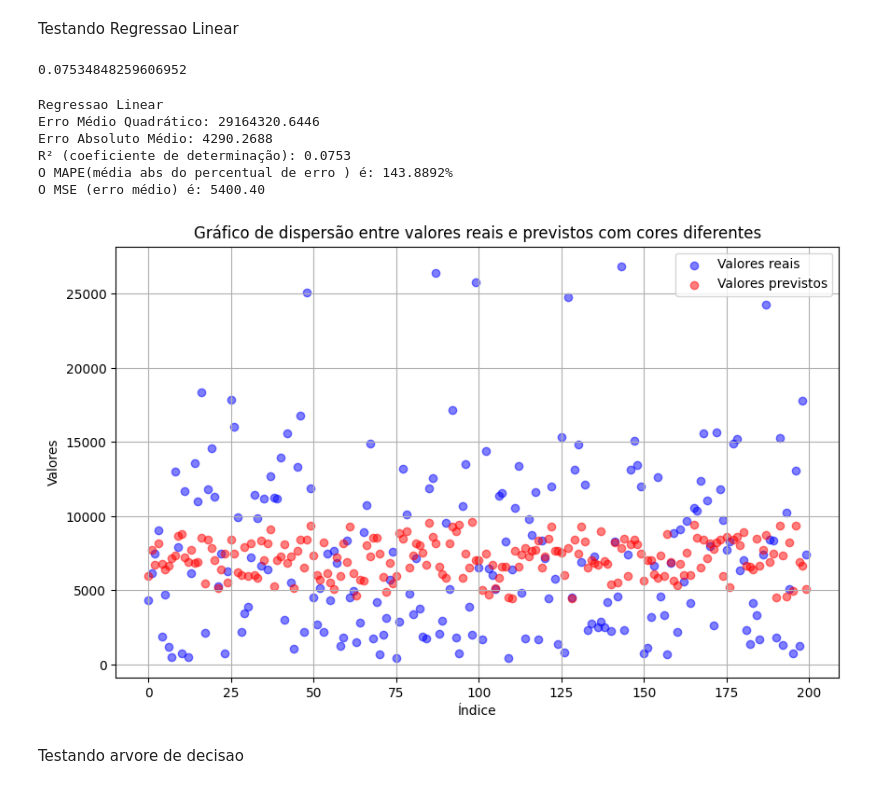
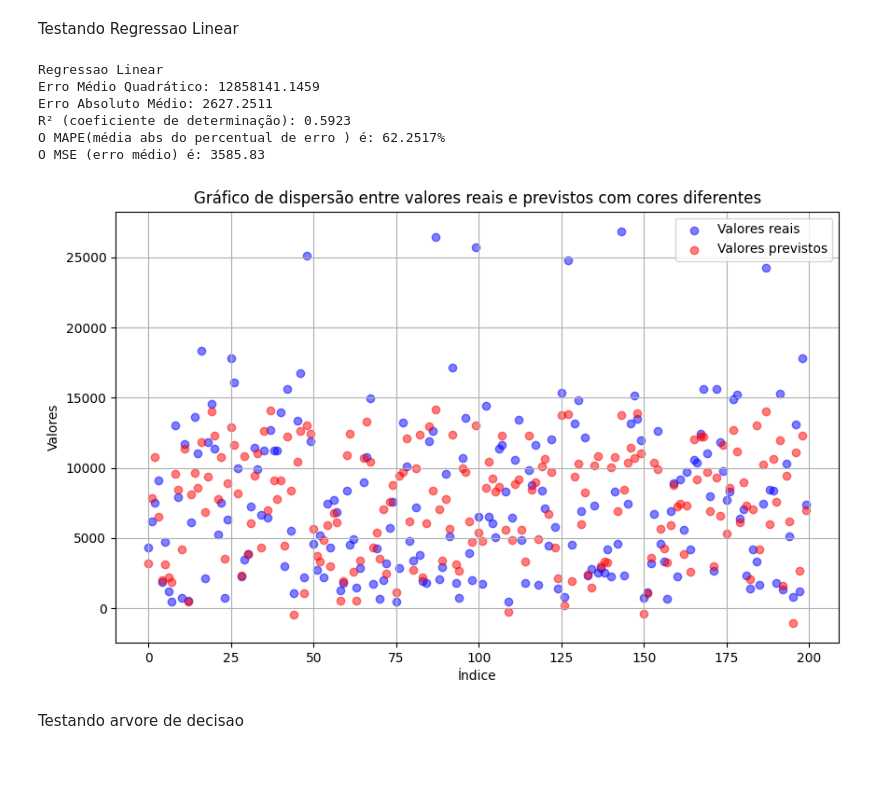
Before and after one commit to guilhermemachado26/fiap-postech, a Jupyter notebook: desafio.ipynb, the cells around one changed output. Saved outputs shown, nothing was run; the diff lists cells and outputs as text; code cells hidden in the pictures.

```diff
--- a/desafio.ipynb
+++ b/desafio.ipynb
@@ -63,5 +88,3 @@ plt.show()
 # %%
-rotulos = df['encargos']
-base    = df.drop('encargos', axis=1)
-
-rotulos
+y = df['encargos']
+x = df.drop('encargos', axis=1)
@@ -83,18 +93,18 @@ Limpando os dados
 # %%
 from sklearn.impute import SimpleImputer
 from sklearn.compose import ColumnTransformer
-from sklearn.preprocessing import OrdinalEncoder, StandardScaler, MinMaxScaler
+from sklearn.preprocessing import  MinMaxScaler
 from sklearn.model_selection import train_test_split
 
 
-X_train, X_test, y_train, y_test = train_test_split(base, rotulos, test_size=0.2, random_state=42)
+X_train, X_test, y_train, y_test = train_test_split(x, y, test_size=0.2, random_state=42)
 
 
 
-colunas= ['gênero', 'imc', 'filhos', 'fumante']
+colunas= ['idade','gênero', 'imc', 'filhos', 'fumante']
 
 scaler = MinMaxScaler()
-scaler.fit(base)
+scaler.fit(x)
 
 pipeline = ColumnTransformer([
     ('valores nulos', SimpleImputer(strategy="median"), colunas),
@@ -156,24 +166,19 @@ Testando Regressao Linear
 # %%
 from sklearn.linear_model import LinearRegression
 
 model = LinearRegression()
 model.fit(X_train, y_train)
-
-model.score(X_test, y_test)
+previsoes = model.predict(X_test)
+print("Regressao Linear")
+imprimaAnalise(y_test, previsoes)
 # %% [output]
-0.07534848259606952
+Regressao Linear
+Erro Médio Quadrático: 12858141.1459
+Erro Absoluto Médio: 2627.2511
+R² (coeficiente de determinação): 0.5923
+O MAPE(média abs do percentual de erro ) é: 62.2517%
+O MSE (erro médio) é: 3585.83
+[figure, added]
-# %%
-previsoes = model.predict(X_test)
-print("Regressao Linear")
-imprimaAnalise(y_test, previsoes)
-# %% [output]
-Regressao Linear
-Erro Médio Quadrático: 29164320.6446
-Erro Absoluto Médio: 4290.2688
-R² (coeficiente de determinação): 0.0753
-O MAPE(média abs do percentual de erro ) é: 143.8892%
-O MSE (erro médio) é: 5400.40
-[figure, removed]
 # %% [markdown]
 Testando arvore de decisao
 # %%
```
Also changed, not shown: parts of 13 cells of this notebook.
